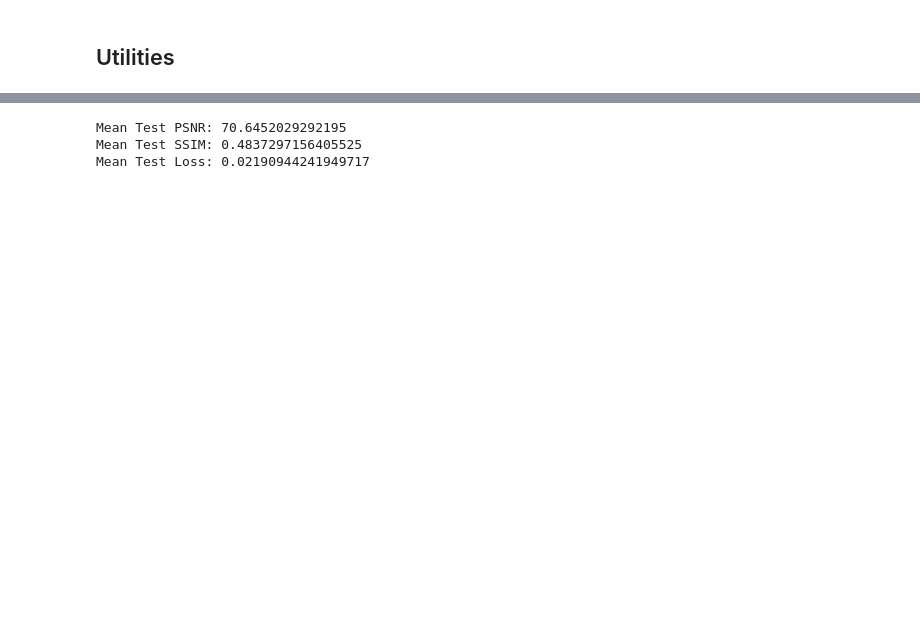
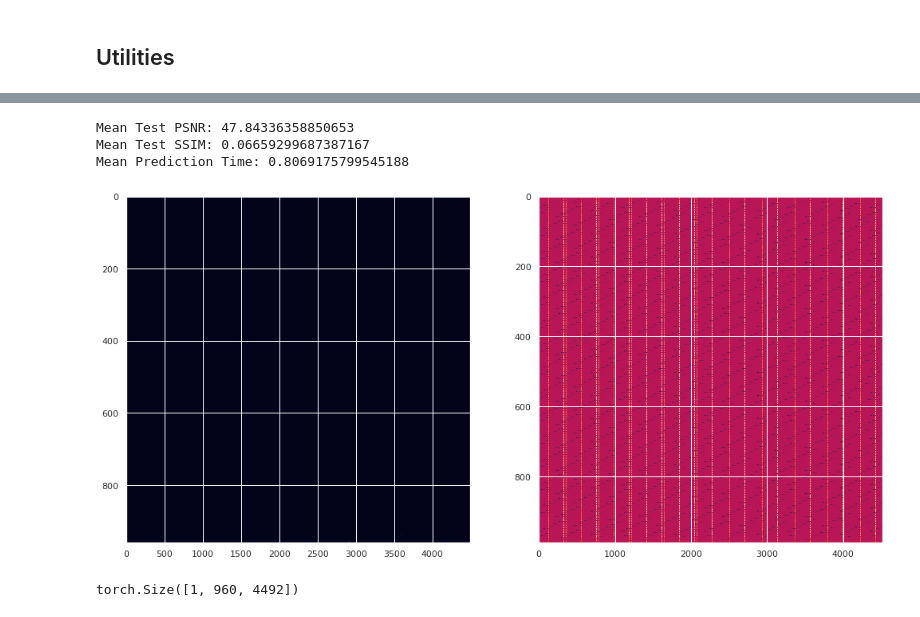
Before and after one commit to aptlin/box-unet, a Jupyter notebook: example.ipynb, the cells around one changed output, grey strips where cells are left out. Cells and saved outputs as stored; diff of their text form; code cells hidden in the pictures; blank space fills up the shorter version.

```diff
--- a/example.ipynb
+++ b/example.ipynb
@@ -72,11 +75,13 @@ NOISY_IMAGES_LABEL = "noisy"
 TRAIN_LABEL = "train"
 TEST_LABEL = "val"
 TRAIN_POSTFIX = "normed_crops.33.tensor"
-TEST_POSTFIX = TRAIN_POSTFIX
+TEST_POSTFIX = "normalized_data.tensor"
 TRAIN_GT_DATA = Path(DATA_PATH) / TRAIN_LABEL / GROUND_TRUTH_LABEL / TRAIN_POSTFIX
 TRAIN_NOISY_DATA = Path(DATA_PATH) / TRAIN_LABEL / NOISY_IMAGES_LABEL / TRAIN_POSTFIX
 TEST_GT_DATA = Path(DATA_PATH) / TEST_LABEL / GROUND_TRUTH_LABEL / TEST_POSTFIX
 TEST_NOISY_DATA = Path(DATA_PATH) / TEST_LABEL / NOISY_IMAGES_LABEL / TEST_POSTFIX
+PATCH_SIZE = (33, 33)
+N_CROPS = 64
 
 DEVICE = "cuda"
 
@@ -231,6 +303,42 @@ COMET INFO: Experiment is live on comet.ml https://www.comet.ml/fastrino/fastrin
+# %%
+model  = train(experiment)
 # %%
-print("Mean Test PSNR: {}\nMean Test SSIM: {}\nMean Test Loss: {}".format(test_psnr, test_ssim, test_loss))
+test_psnr, test_ssim, test_prediction_time = test(experiment, model)
+print(
+    "Mean Test PSNR: {}\nMean Test SSIM: {}\nMean Prediction Time: {}".format(
+        test_psnr, test_ssim, test_prediction_time
+    )
+)
 # %% [output]
-Mean Test PSNR: 70.6452029292195
-Mean Test SSIM: 0.4837297156405525
-Mean Test Loss: 0.02190944241949717
+Mean Test PSNR: 47.84336358850653
+Mean Test SSIM: 0.06659299687387167
+Mean Prediction Time: 0.8069175799545188
+# %%
+train_loader = torch.utils.data.DataLoader(
+    PlaneLoader(TRAIN_GT_DATA, TRAIN_NOISY_DATA),
+    batch_size=1,
+    shuffle=True,
+)
+
+test_loader = torch.utils.data.DataLoader(
+    PlaneLoader(TEST_GT_DATA, TEST_NOISY_DATA),
+    batch_size=1,
+    shuffle=False)
+# %%
+train_it = iter(train_loader)
+test_it = iter(test_loader)
+# %%
+image, noise = next(test_it)
+fig = plt.figure(figsize=(17, 8))
+ax1 = fig.add_subplot(121)
+ax2 = fig.add_subplot(122)
+ax1.imshow((image - noise).squeeze(), interpolation='nearest', aspect='auto')
+ax2.imshow(predict_image(model, image.to(DEVICE)).to("cpu").squeeze(),
+           interpolation='nearest', aspect='auto')
+plt.show()
+# %% [output]
+[figure, added]
+# %%
+image.shape
+# %% [output]
+torch.Size([1, 960, 4492])
```
Also changed, not shown: parts of 6 cells of this notebook.
